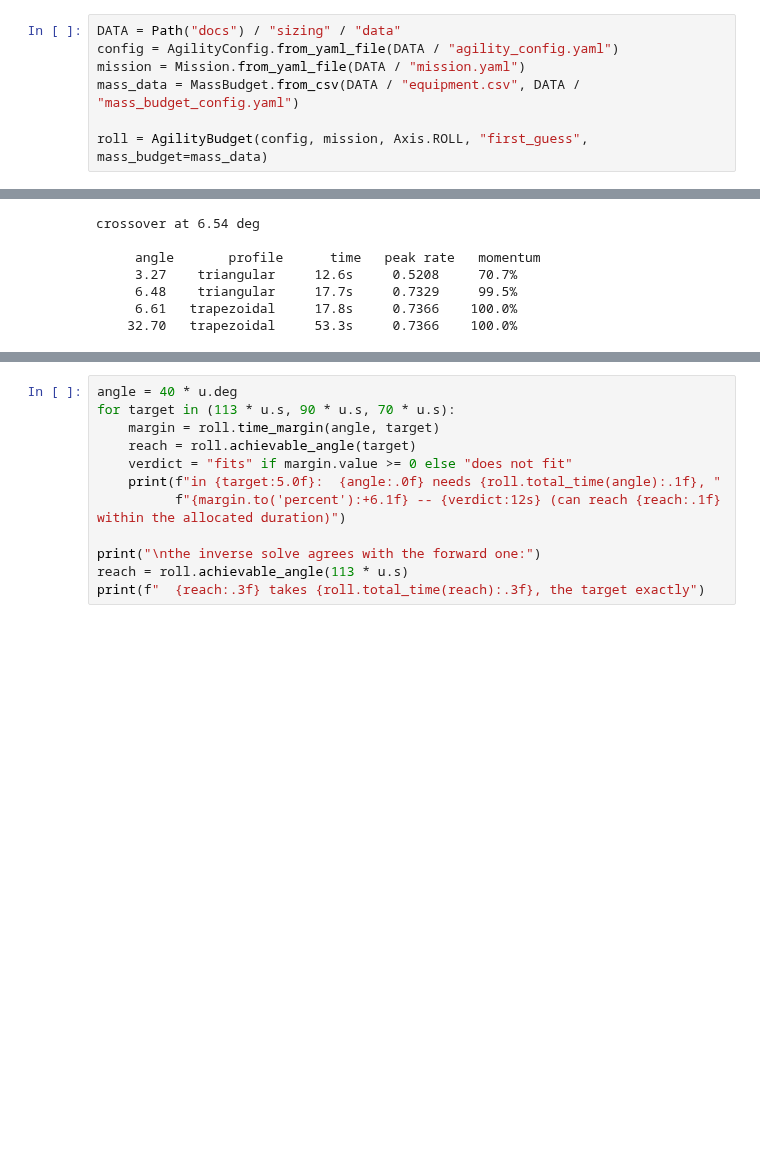
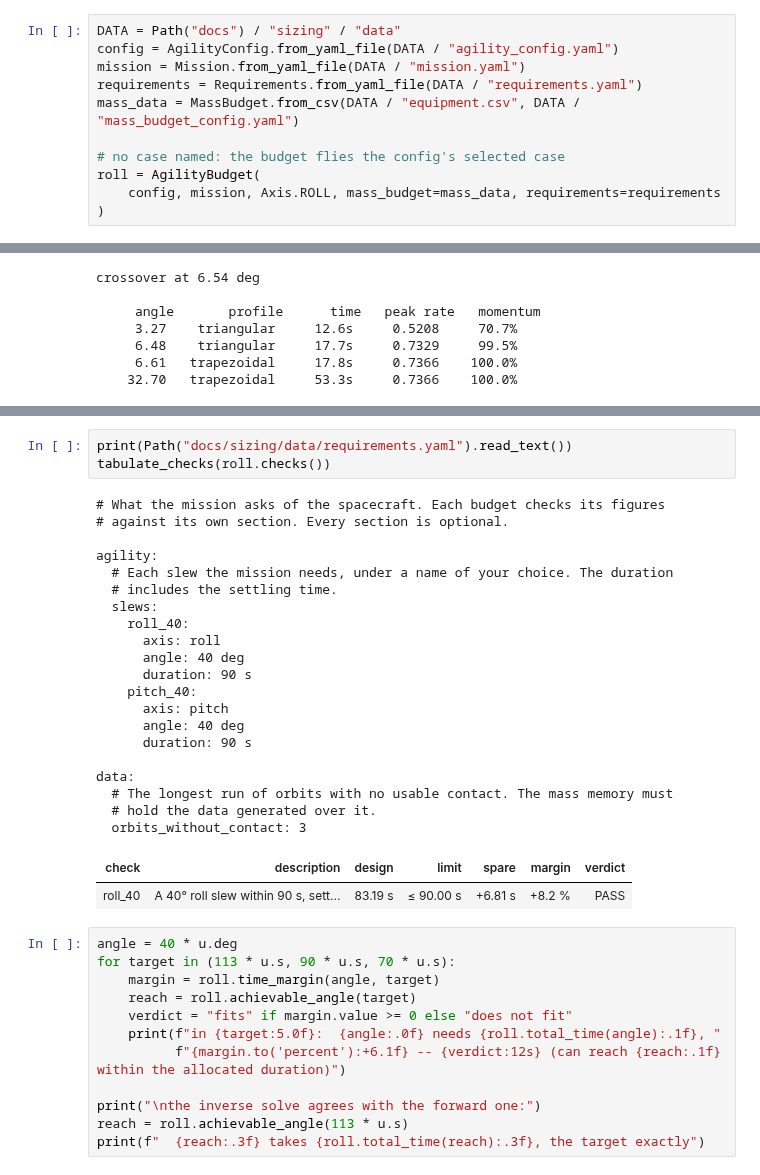
Before and after one commit to egemenimre/quicksat, a Jupyter notebook: docs/sizing/agility_ref.ipynb, the cells around one changed output, grey strips where cells are left out. Drawn from its saved outputs; the diff is of its cells as text; blank space fills up the shorter version.

```diff
--- a/docs/sizing/agility_ref.ipynb
+++ b/docs/sizing/agility_ref.ipynb
@@ -35,9 +37,13 @@ pd.set_option("display.float_format", lambda value: f"{value:,.3f}")
 DATA = Path("docs") / "sizing" / "data"
 config = AgilityConfig.from_yaml_file(DATA / "agility_config.yaml")
 mission = Mission.from_yaml_file(DATA / "mission.yaml")
+requirements = Requirements.from_yaml_file(DATA / "requirements.yaml")
 mass_data = MassBudget.from_csv(DATA / "equipment.csv", DATA / "mass_budget_config.yaml")
 
-roll = AgilityBudget(config, mission, Axis.ROLL, "first_guess", mass_budget=mass_data)
+# no case named: the budget flies the config's selected case
+roll = AgilityBudget(
+    config, mission, Axis.ROLL, mass_budget=mass_data, requirements=requirements
+)
 # %% [markdown]
 ## The config file
 
@@ -247,3 +258,29 @@ The time *allowed* is a different kind of value. One operation may ask the space
+# %%
+print(Path("docs/sizing/data/requirements.yaml").read_text())
+tabulate_checks(roll.checks())
+# %% [output]
+# What the mission asks of the spacecraft. Each budget checks its figures
+# against its own section. Every section is optional.
+
+agility:
+  # Each slew the mission needs, under a name of your choice. The duration
+  # includes the settling time.
+  slews:
+    roll_40:
+      axis: roll
+      angle: 40 deg
+      duration: 90 s
+    pitch_40:
+      axis: pitch
+      angle: 40 deg
+      duration: 90 s
+
+data:
+  # The longest run of orbits with no usable contact. The mass memory must
+  # hold the data generated over it.
+  orbits_without_contact: 3
+| check | description | design | limit | spare | margin | verdict |
+| roll_40 | A 40° roll slew within 90 s, sett... | 83.19 s | ≤ 90.00 s | +6.81 s | +8.2 % | PASS |
 # %%
 angle = 40 * u.deg
 for target in (113 * u.s, 90 * u.s, 70 * u.s):
```
Also changed, not shown: parts of 5 cells of this notebook, 59 other files.
